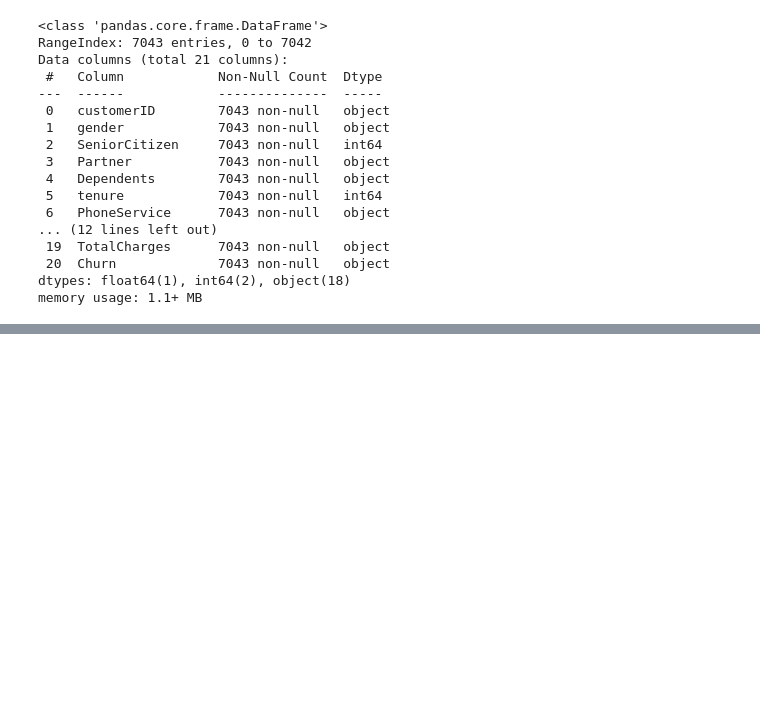
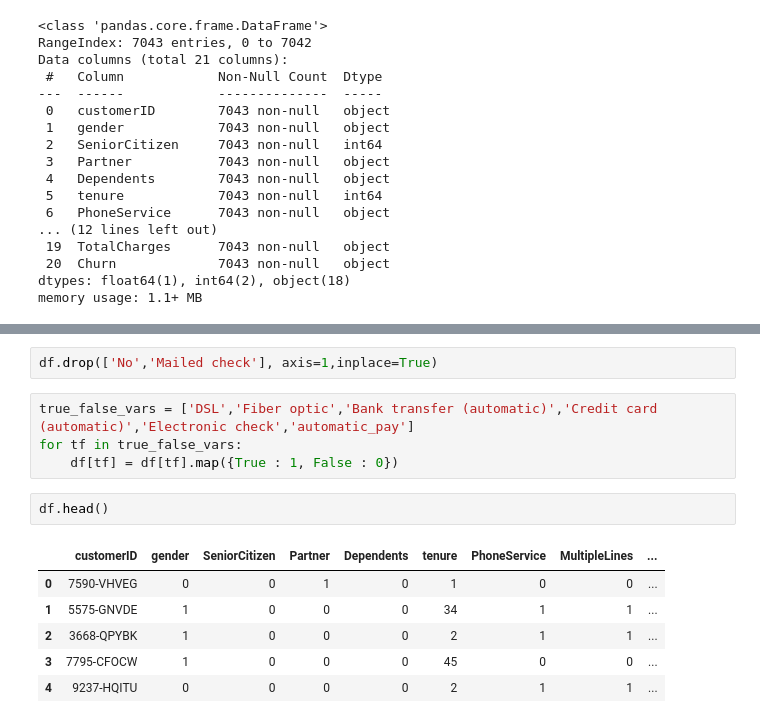
Before and after one commit to GuechtouliAnis/Telco-churn-prediction, a Jupyter notebook: data_exploration.ipynb, the cells around one changed output, grey strips where cells are left out. Saved outputs shown, nothing was run; the diff lists cells and outputs as text; blank space fills up the shorter version.

```diff
--- a/data_exploration.ipynb
+++ b/data_exploration.ipynb
@@ -35,0 +177,15 @@ memory usage: 1.1+ MB
+# %%
+df.drop(['No','Mailed check'], axis=1,inplace=True)
+# %%
+true_false_vars = ['DSL','Fiber optic','Bank transfer (automatic)','Credit card (automatic)','Electronic check','automatic_pay']
+for tf in true_false_vars:
+    df[tf] = df[tf].map({True : 1, False : 0})
+# %%
+df.head()
+# %% [output]
+|  | customerID | gender | SeniorCitizen | Partner | Dependents | tenure | PhoneService | MultipleLines | ... |
+| 0 | 7590-VHVEG | 0 | 0 | 1 | 0 | 1 | 0 | 0 | ... |
+| 1 | 5575-GNVDE | 1 | 0 | 0 | 0 | 34 | 1 | 1 | ... |
+| 2 | 3668-QPYBK | 1 | 0 | 0 | 0 | 2 | 1 | 1 | ... |
+| 3 | 7795-CFOCW | 1 | 0 | 0 | 0 | 45 | 0 | 0 | ... |
+| 4 | 9237-HQITU | 0 | 0 | 0 | 0 | 2 | 1 | 1 | ... |
```
Also changed, not shown: parts of 36 cells of this notebook, 3 other files.
